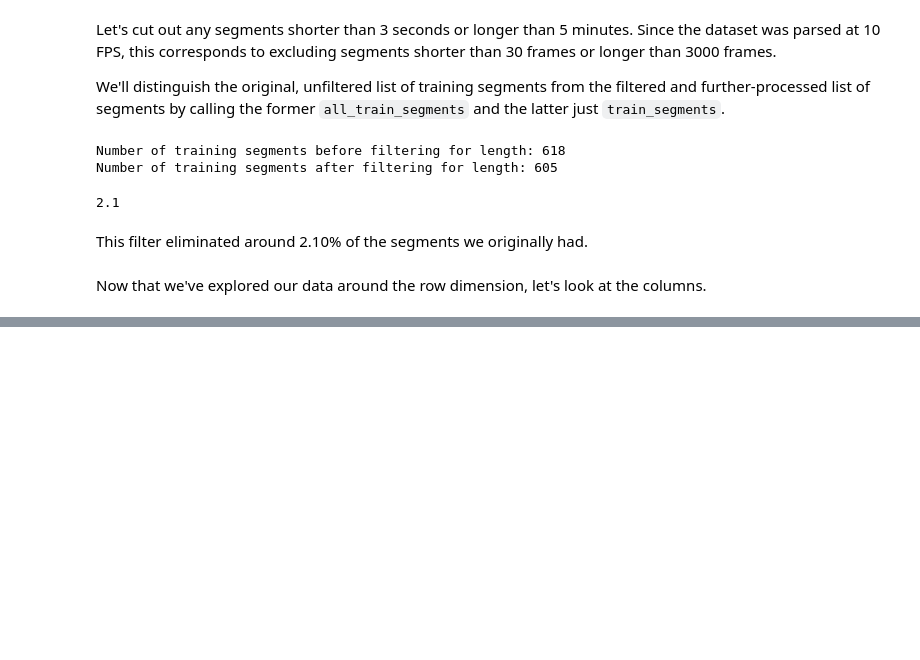
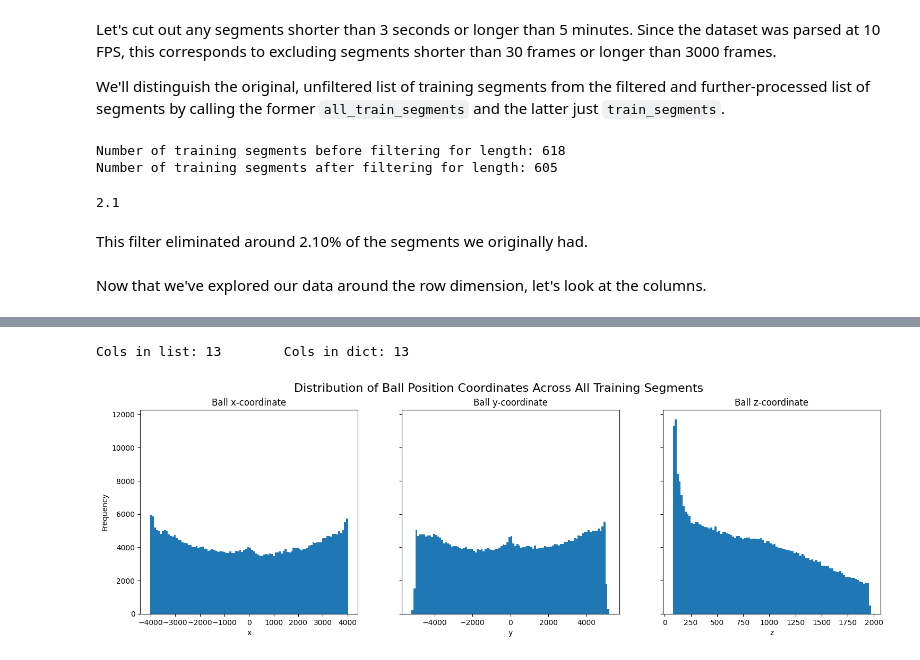
Before and after one commit to darmendariz/impulse, a Jupyter notebook: impulse/notebooks/eda/segments/01_initial.ipynb, the cells around one changed output, grey strips where cells are left out. Saved outputs shown, nothing was run; the diff lists cells and outputs as text; code cells hidden in the pictures; blank space fills up the shorter version.

Commit message:
initial EDA on segments dataset

```diff
--- a/impulse/notebooks/eda/segments/01_initial.ipynb
+++ b/impulse/notebooks/eda/segments/01_initial.ipynb
@@ -86,0 +99,4 @@ for seg in train_segments:
+# %%
+all_cols_list = list(rand_segment.frames.columns)
+ball_cols_list = [col for col in all_cols_list if 'Ball' in col]
+print('Ball columns:', ball_cols_list)
@@ -86,0 +105,8 @@ for seg in train_segments:
+# %%
+ball_cols_dict = {
+    'position' : [col for col in ball_cols_list if 'position' in col],
+    'linear_velocity' : [col for col in ball_cols_list if 'linear velocity' in col],
+    'angular_velocity' : [col for col in ball_cols_list if 'angular velocity' in col],
+    'rotation' : [col for col in ball_cols_list if 'quaternion' in col]
+}
+ball_cols_dict
@@ -86,0 +125,28 @@ for seg in train_segments:
+# %%
+print('Cols in list:',len(ball_cols_list), '\tCols in dict:', sum(len(v) for v in ball_cols_dict.values()))
+# %% [output]
+Cols in list: 13        Cols in dict: 13
+# %%
+ball_frames_all_segments = pd.concat([seg.frames[ball_cols_list] for seg in train_segments], ignore_index=True)
+# %%
+ball_pos_all_segments = ball_frames_all_segments[ball_cols_dict['position']]
+
+fig, (ax1, ax2, ax3) = plt.subplots(1, 3, figsize=(18, 5), sharey=True)
+
+ax1.hist(ball_pos_all_segments[ball_cols_dict['position'][0]], bins=100)
+ax1.set_xlabel('x')
+ax1.set_ylabel('Frequency')
+ax1.set_title('Ball x-coordinate')
+
+ax2.hist(ball_pos_all_segments[ball_cols_dict['position'][1]], bins=100)
+ax2.set_xlabel('y')
+ax2.set_title('Ball y-coordinate')
+
+ax3.hist(ball_pos_all_segments[ball_cols_dict['position'][2]], bins=100)
+ax3.set_xlabel('z')
+ax3.set_title('Ball z-coordinate')
+
+fig.suptitle('Distribution of Ball Position Coordinates Across All Training Segments', fontsize=16)
+plt.show()
+# %% [output]
+[figure, added]
```
Also changed, not shown: parts of 9 cells of this notebook.
